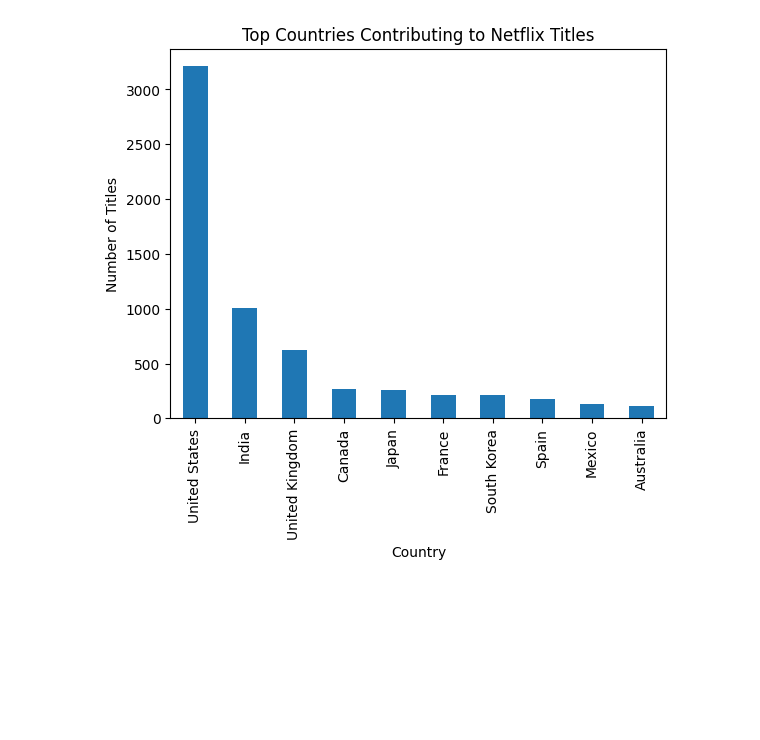
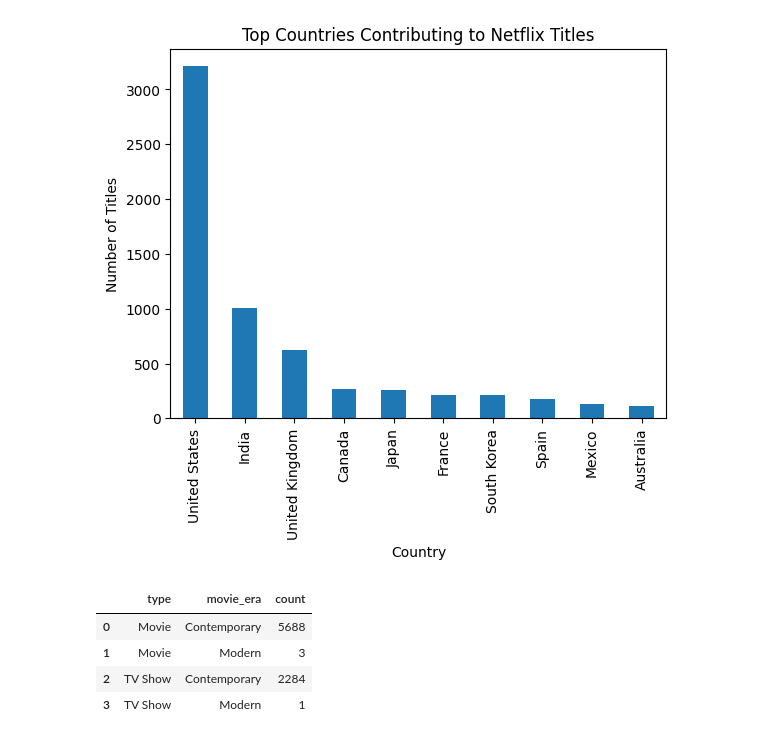
Before and after one commit to emmaltaylor/CS4379_github_assignment1, a Jupyter notebook: notebooks/analysis.ipynb, the cells around one changed output. Saved outputs shown, nothing was run; the diff lists cells and outputs as text; code cells hidden in the pictures; blank space fills up the shorter version.

```diff
--- a/notebooks/analysis.ipynb
+++ b/notebooks/analysis.ipynb
@@ -101,3 +101,19 @@ plt.ylabel("Number of Titles")
 plt.show()
 # %% [output]
 [figure]
+# %%
+# Analysis feature 2: Group comparison, comparing the eras of movies vs tv shows
+
+type_era = (
+    df.groupby(["type", "movie_era"])
+    .size()
+    .reset_index(name="count")
+)
+
+type_era
+# %% [output]
+|  | type | movie_era | count |
+| 0 | Movie | Contemporary | 5688 |
+| 1 | Movie | Modern | 3 |
+| 2 | TV Show | Contemporary | 2284 |
+| 3 | TV Show | Modern | 1 |
```
Also changed, not shown: parts of 1 cell of this notebook.
